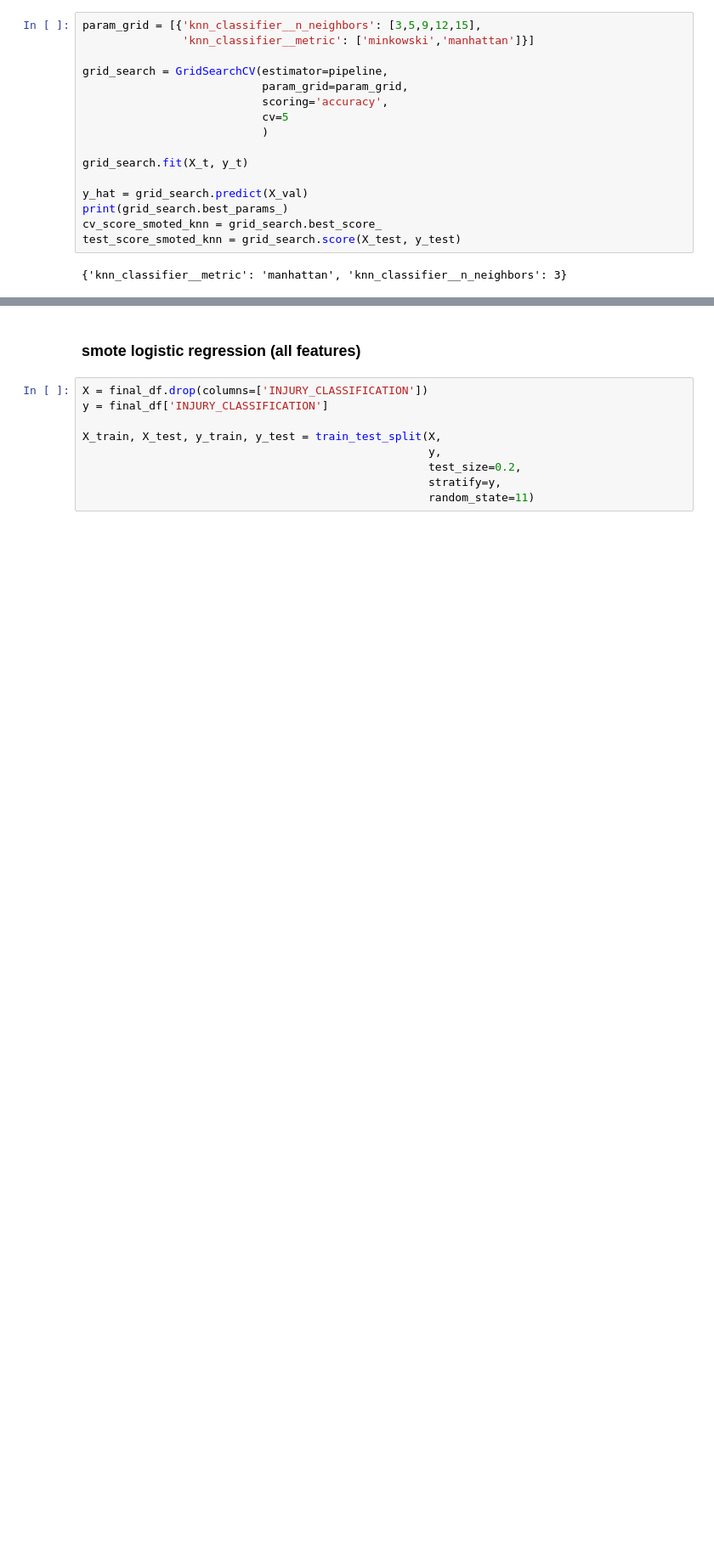
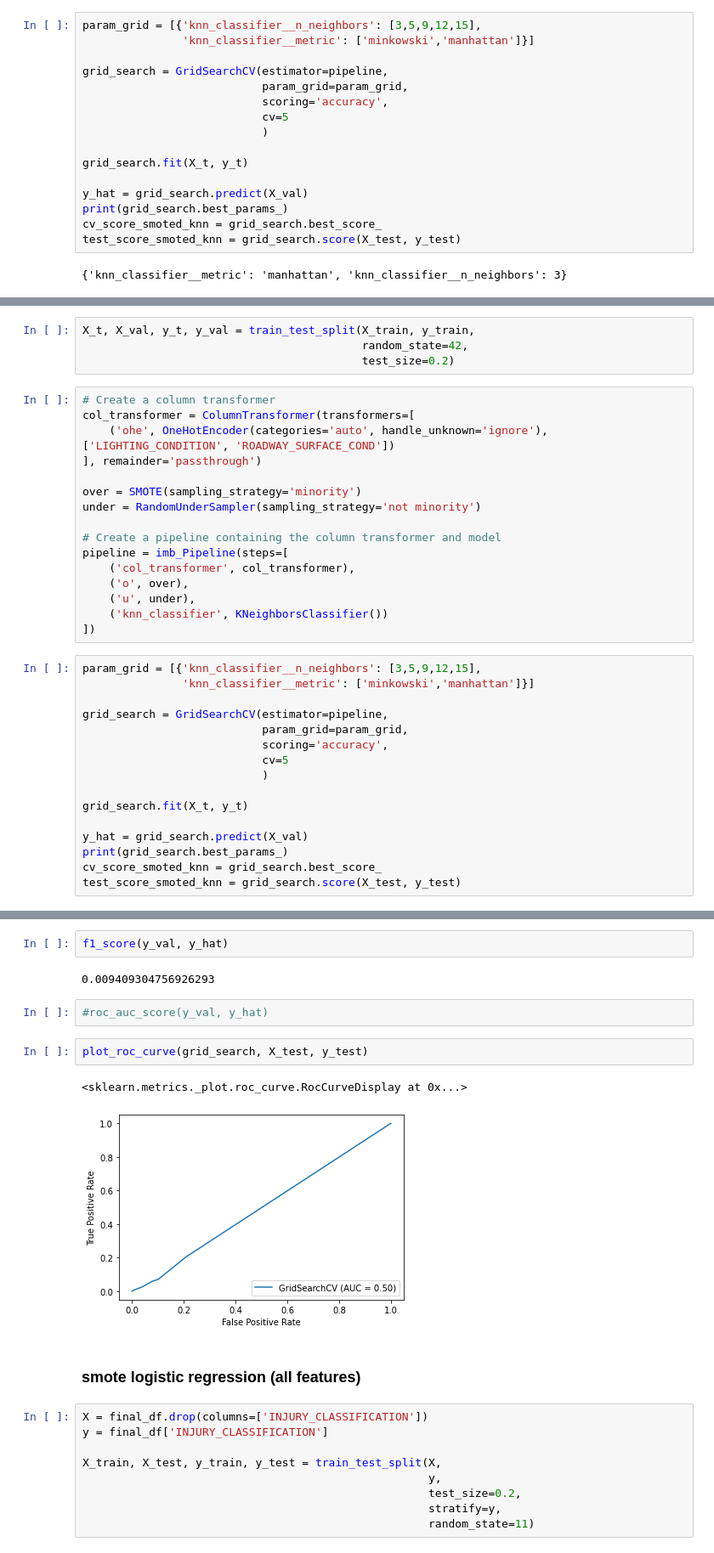
Before and after one commit to Jakubryb/Chicago-Car-Crashes, a Jupyter notebook: EDA-New-Copy2.ipynb, the cells around one changed output, grey strips where cells are left out. Shown at 85% size. Cells and saved outputs as stored; diff of their text form; blank space fills up the shorter version.

```diff
--- a/EDA-New-Copy2.ipynb
+++ b/EDA-New-Copy2.ipynb
@@ -693,0 +752,36 @@ f1_score(y_val, y_hat)
+# %%
+X_t, X_val, y_t, y_val = train_test_split(X_train, y_train,
+                                          random_state=42,
+                                          test_size=0.2)
+# %%
+# Create a column transformer
+col_transformer = ColumnTransformer(transformers=[
+    ('ohe', OneHotEncoder(categories='auto', handle_unknown='ignore'), ['LIGHTING_CONDITION', 'ROADWAY_SURFACE_COND'])
+], remainder='passthrough')
+
+over = SMOTE(sampling_strategy='minority')
+under = RandomUnderSampler(sampling_strategy='not minority')
+
+# Create a pipeline containing the column transformer and model
+pipeline = imb_Pipeline(steps=[
+    ('col_transformer', col_transformer),
+    ('o', over),
+    ('u', under),
+    ('knn_classifier', KNeighborsClassifier())
+])
+# %%
+param_grid = [{'knn_classifier__n_neighbors': [3,5,9,12,15],
+               'knn_classifier__metric': ['minkowski','manhattan']}]
+
+grid_search = GridSearchCV(estimator=pipeline,
+                           param_grid=param_grid,
+                           scoring='accuracy',
+                           cv=5
+                           )
+
+grid_search.fit(X_t, y_t)
+
+y_hat = grid_search.predict(X_val)
+print(grid_search.best_params_)
+cv_score_smoted_knn = grid_search.best_score_
+test_score_smoted_knn = grid_search.score(X_test, y_test)
@@ -698,3 +807,14 @@ roc_auc_score(y_val, y_hat)
+# %%
+f1_score(y_val, y_hat)
+# %% [output]
+0.009409304756926293
+# %%
+#roc_auc_score(y_val, y_hat)
+# %%
+plot_roc_curve(grid_search, X_test, y_test)
+# %% [output]
+<sklearn.metrics._plot.roc_curve.RocCurveDisplay at 0x...>
+[figure, added]
 # %% [markdown]
 ### smote logistic regression (all features)
 # %%
```
Also changed, not shown: parts of 20 cells of this notebook, 1 other file.
